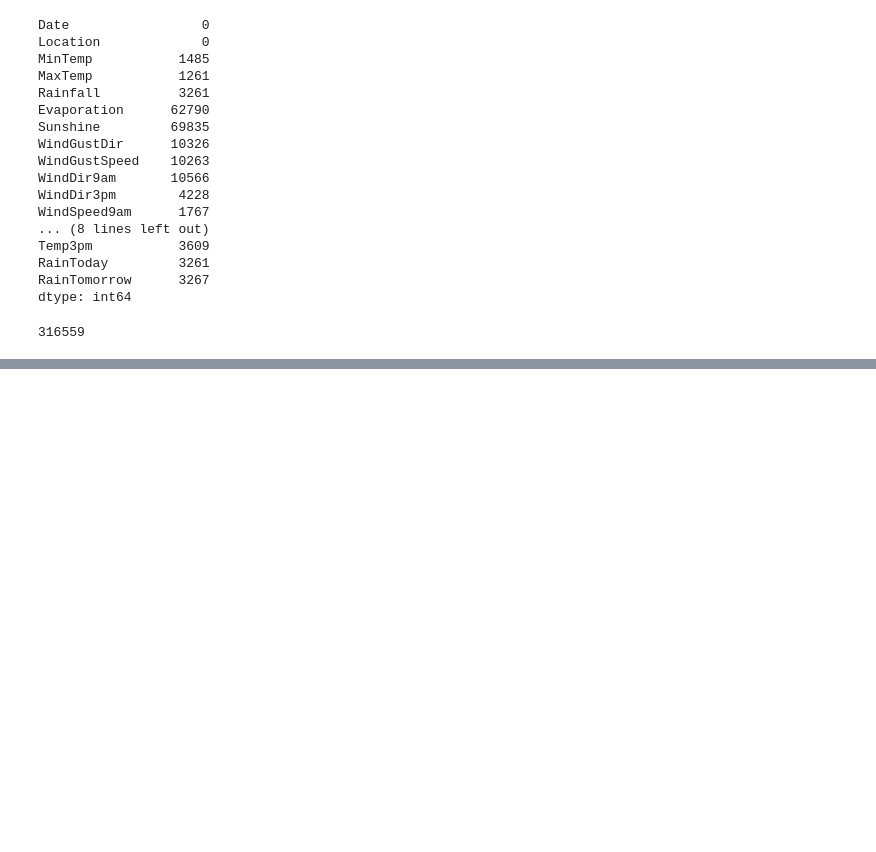
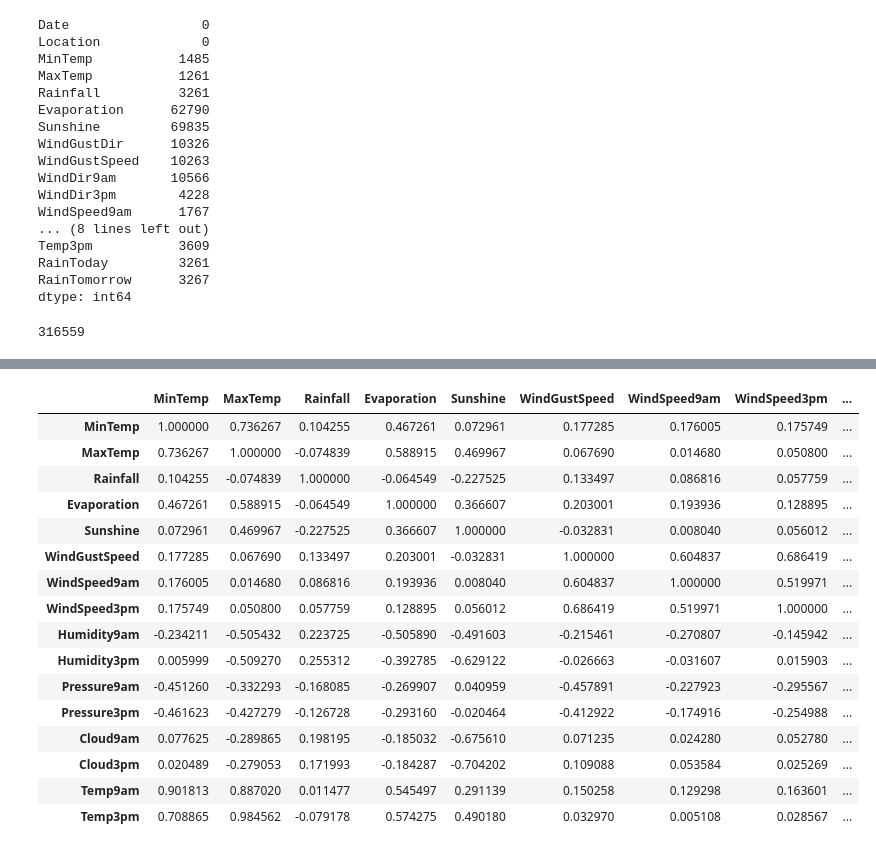
Before and after one commit to imshiv-10/ML-SkLearn, a Jupyter notebook: 3. Decision Trees and Hyperparameters/decision_trees_random_forests.ipynb, the cells around one changed output, grey strips where cells are left out. Saved outputs shown, nothing was run; the diff lists cells and outputs as text; code cells hidden in the pictures; blank space fills up the shorter version.

```diff
--- a/3. Decision Trees and Hyperparameters/decision_trees_random_forests.ipynb
+++ b/3. Decision Trees and Hyperparameters/decision_trees_random_forests.ipynb
@@ -90,0 +101,20 @@ ValueError: ignored
+# %%
+raw_df.corr()
+# %% [output]
+|  | MinTemp | MaxTemp | Rainfall | Evaporation | Sunshine | WindGustSpeed | WindSpeed9am | WindSpeed3pm | ... |
+| MinTemp | 1.000000 | 0.736267 | 0.104255 | 0.467261 | 0.072961 | 0.177285 | 0.176005 | 0.175749 | ... |
+| MaxTemp | 0.736267 | 1.000000 | -0.074839 | 0.588915 | 0.469967 | 0.067690 | 0.014680 | 0.050800 | ... |
+| Rainfall | 0.104255 | -0.074839 | 1.000000 | -0.064549 | -0.227525 | 0.133497 | 0.086816 | 0.057759 | ... |
+| Evaporation | 0.467261 | 0.588915 | -0.064549 | 1.000000 | 0.366607 | 0.203001 | 0.193936 | 0.128895 | ... |
+| Sunshine | 0.072961 | 0.469967 | -0.227525 | 0.366607 | 1.000000 | -0.032831 | 0.008040 | 0.056012 | ... |
+| WindGustSpeed | 0.177285 | 0.067690 | 0.133497 | 0.203001 | -0.032831 | 1.000000 | 0.604837 | 0.686419 | ... |
+| WindSpeed9am | 0.176005 | 0.014680 | 0.086816 | 0.193936 | 0.008040 | 0.604837 | 1.000000 | 0.519971 | ... |
+| WindSpeed3pm | 0.175749 | 0.050800 | 0.057759 | 0.128895 | 0.056012 | 0.686419 | 0.519971 | 1.000000 | ... |
+| Humidity9am | -0.234211 | -0.505432 | 0.223725 | -0.505890 | -0.491603 | -0.215461 | -0.270807 | -0.145942 | ... |
+| Humidity3pm | 0.005999 | -0.509270 | 0.255312 | -0.392785 | -0.629122 | -0.026663 | -0.031607 | 0.015903 | ... |
+| Pressure9am | -0.451260 | -0.332293 | -0.168085 | -0.269907 | 0.040959 | -0.457891 | -0.227923 | -0.295567 | ... |
+| Pressure3pm | -0.461623 | -0.427279 | -0.126728 | -0.293160 | -0.020464 | -0.412922 | -0.174916 | -0.254988 | ... |
+| Cloud9am | 0.077625 | -0.289865 | 0.198195 | -0.185032 | -0.675610 | 0.071235 | 0.024280 | 0.052780 | ... |
+| Cloud3pm | 0.020489 | -0.279053 | 0.171993 | -0.184287 | -0.704202 | 0.109088 | 0.053584 | 0.025269 | ... |
+| Temp9am | 0.901813 | 0.887020 | 0.011477 | 0.545497 | 0.291139 | 0.150258 | 0.129298 | 0.163601 | ... |
+| Temp3pm | 0.708865 | 0.984562 | -0.079178 | 0.574275 | 0.490180 | 0.032970 | 0.005108 | 0.028567 | ... |
```
Also changed, not shown: parts of 8 cells of this notebook.
